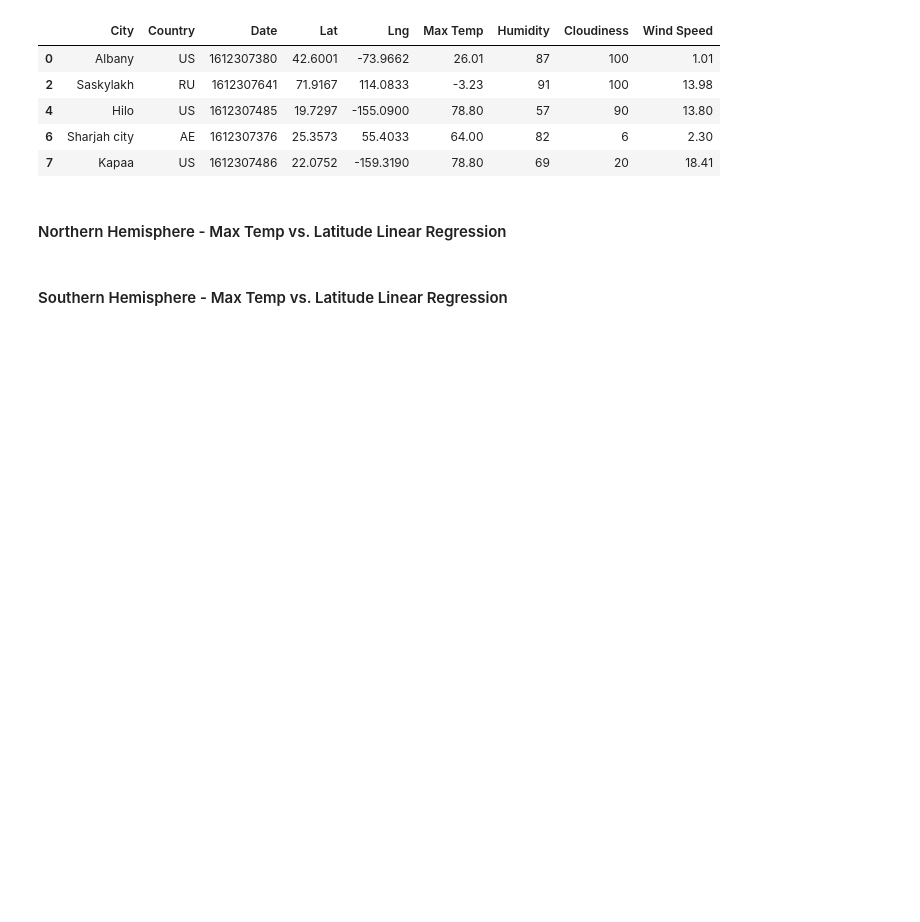
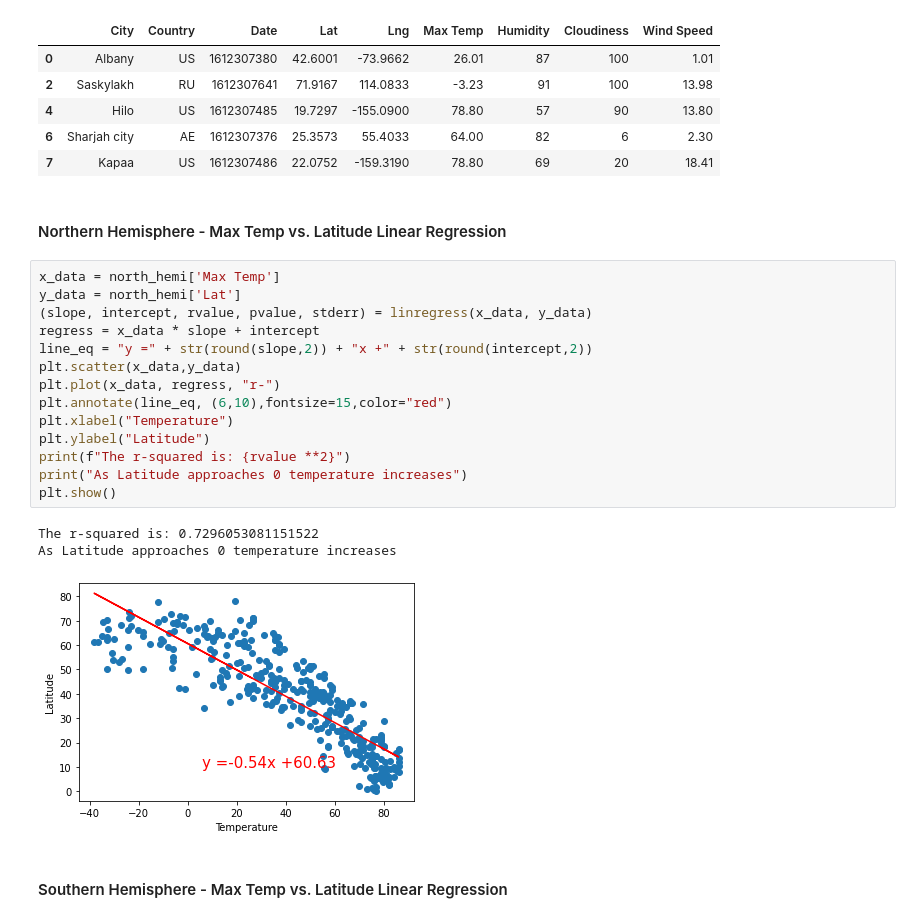
Before and after one commit to CChaussee/Python_API, a Jupyter notebook: WeatherPy/WeatherPy.ipynb, the cells around one changed output. Cells and saved outputs as stored; diff of their text form; blank space fills up the shorter version.

Commit message:
Linear regress graphs created

```diff
--- a/WeatherPy/WeatherPy.ipynb
+++ b/WeatherPy/WeatherPy.ipynb
@@ -211,5 +217,23 @@ south_hemi.head()
 | 7 | Kapaa | US | 1612307486 | 22.0752 | -159.3190 | 78.80 | 69 | 20 | 18.41 |
 # %% [markdown]
 ####  Northern Hemisphere - Max Temp vs. Latitude Linear Regression
+# %%
+x_data = north_hemi['Max Temp']
+y_data = north_hemi['Lat']
+(slope, intercept, rvalue, pvalue, stderr) = linregress(x_data, y_data)
+regress = x_data * slope + intercept
+line_eq = "y =" + str(round(slope,2)) + "x +" + str(round(intercept,2))
+plt.scatter(x_data,y_data)
+plt.plot(x_data, regress, "r-")
+plt.annotate(line_eq, (6,10),fontsize=15,color="red")
+plt.xlabel("Temperature")
+plt.ylabel("Latitude")
+print(f"The r-squared is: {rvalue **2}")
+print("As Latitude approaches 0 temperature increases")
+plt.show()
+# %% [output]
+The r-squared is: 0.7296053081151522
+As Latitude approaches 0 temperature increases
+[figure, added]
 # %% [markdown]
 ####  Southern Hemisphere - Max Temp vs. Latitude Linear Regression
```
Also changed, not shown: parts of 11 cells of this notebook.
